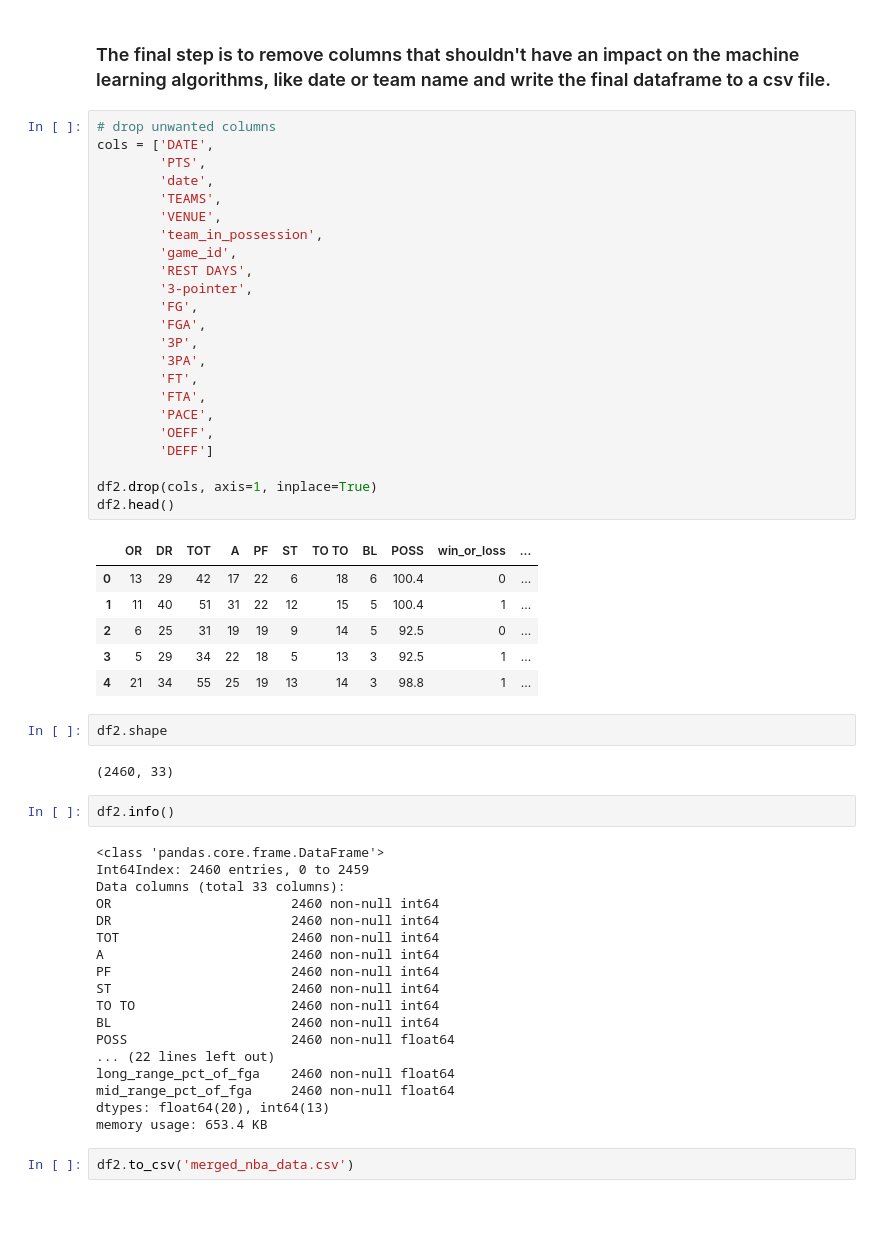
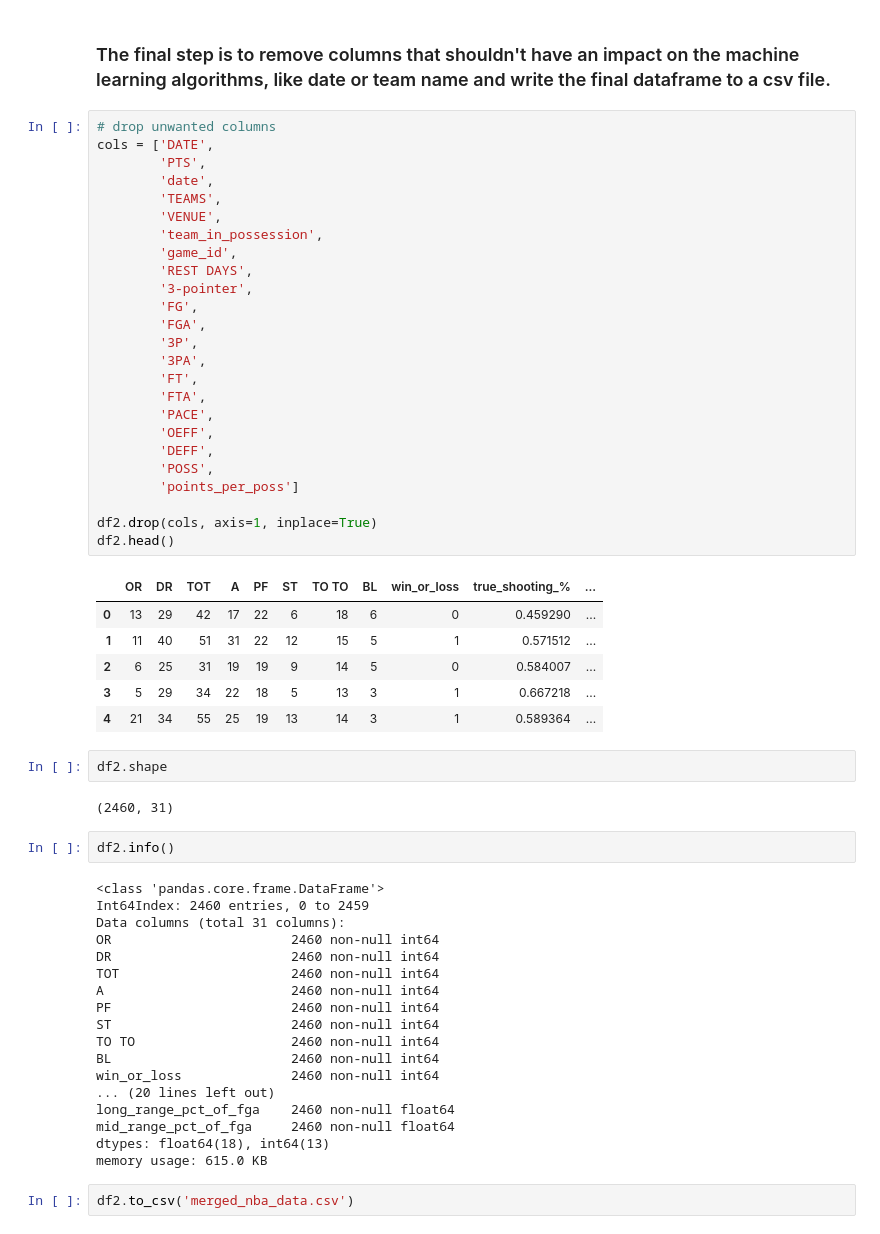
Before and after one commit to MPhillips55/Capstone_Project_1_2016-2017_NBA_Data, a Jupyter notebook: Machine Learning/Pandas Data Wrangling.ipynb, the cells around one changed output. Cells and saved outputs as stored; diff of their text form.

```diff
--- a/Machine Learning/Pandas Data Wrangling.ipynb
+++ b/Machine Learning/Pandas Data Wrangling.ipynb
@@ -408,43 +408,45 @@ df2.to_csv('merged_nba_data_reg.csv')
 # %%
 # drop unwanted columns
 cols = ['DATE',
         'PTS',
         'date',
         'TEAMS',
         'VENUE',
         'team_in_possession',
         'game_id',
         'REST DAYS',
         '3-pointer',
         'FG',
         'FGA',
         '3P',
         '3PA',
         'FT',
         'FTA',
         'PACE',
         'OEFF',
-        'DEFF']
+        'DEFF',
+        'POSS',
+        'points_per_poss']
 
 df2.drop(cols, axis=1, inplace=True)
 df2.head()
 # %% [output]
-|  | OR | DR | TOT | A | PF | ST | TO TO | BL | POSS | win_or_loss | ... |
-| 0 | 13 | 29 | 42 | 17 | 22 | 6 | 18 | 6 | 100.4 | 0 | ... |
-| 1 | 11 | 40 | 51 | 31 | 22 | 12 | 15 | 5 | 100.4 | 1 | ... |
-| 2 | 6 | 25 | 31 | 19 | 19 | 9 | 14 | 5 | 92.5 | 0 | ... |
-| 3 | 5 | 29 | 34 | 22 | 18 | 5 | 13 | 3 | 92.5 | 1 | ... |
-| 4 | 21 | 34 | 55 | 25 | 19 | 13 | 14 | 3 | 98.8 | 1 | ... |
+|  | OR | DR | TOT | A | PF | ST | TO TO | BL | win_or_loss | true_shooting_% | ... |
+| 0 | 13 | 29 | 42 | 17 | 22 | 6 | 18 | 6 | 0 | 0.459290 | ... |
+| 1 | 11 | 40 | 51 | 31 | 22 | 12 | 15 | 5 | 1 | 0.571512 | ... |
+| 2 | 6 | 25 | 31 | 19 | 19 | 9 | 14 | 5 | 0 | 0.584007 | ... |
+| 3 | 5 | 29 | 34 | 22 | 18 | 5 | 13 | 3 | 1 | 0.667218 | ... |
+| 4 | 21 | 34 | 55 | 25 | 19 | 13 | 14 | 3 | 1 | 0.589364 | ... |
 # %%
 df2.shape
 # %% [output]
-(2460, 33)
+(2460, 31)
 # %%
 df2.info()
 # %% [output]
 <class 'pandas.core.frame.DataFrame'>
 Int64Index: 2460 entries, 0 to 2459
-Data columns (total 33 columns):
+Data columns (total 31 columns):
 OR                       2460 non-null int64
 DR                       2460 non-null int64
 TOT                      2460 non-null int64
@@ -453,11 +455,11 @@ PF                       2460 non-null int64
 ST                       2460 non-null int64
 TO TO                    2460 non-null int64
 BL                       2460 non-null int64
-POSS                     2460 non-null float64
-... (22 lines left out)
+win_or_loss              2460 non-null int64
+... (20 lines left out)
 long_range_pct_of_fga    2460 non-null float64
 mid_range_pct_of_fga     2460 non-null float64
-dtypes: float64(20), int64(13)
-memory usage: 653.4 KB
+dtypes: float64(18), int64(13)
+memory usage: 615.0 KB
 # %%
 df2.to_csv('merged_nba_data.csv')
```
Also changed, not shown: 3 other files.
